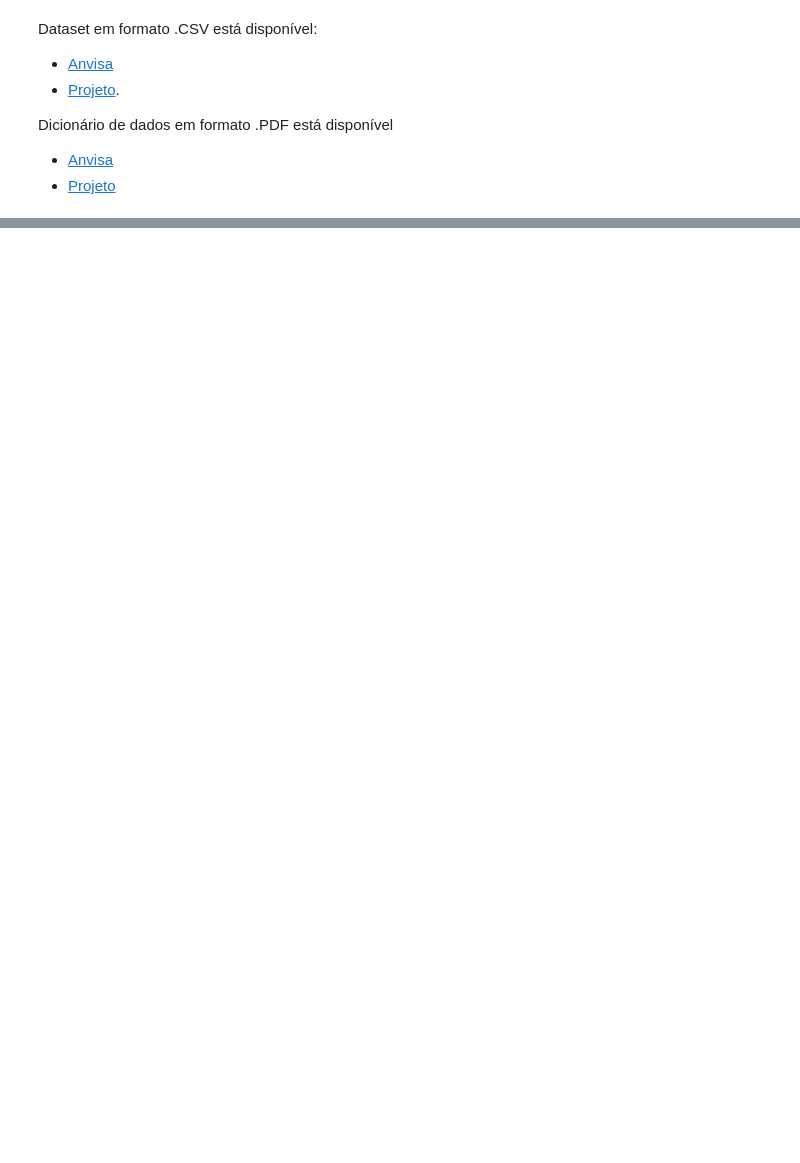
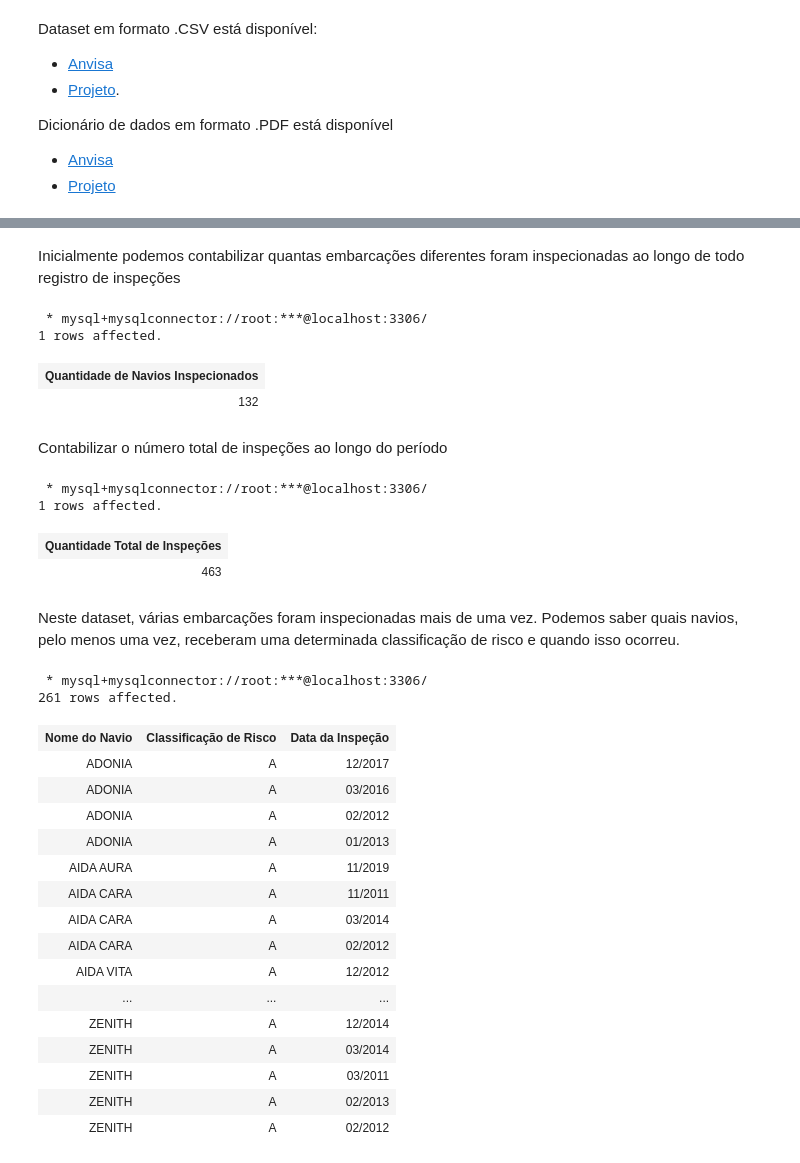
Before and after one commit to GersonBhrener/SQL-Data-Science, a Jupyter notebook: MySQL/Inspecao_Navios_Cruzeiro_Anvisa/Inspecao_Navios_Cruzeiro.ipynb, the cells around one changed output, grey strips where cells are left out. Drawn from its saved outputs; the diff is of its cells as text; code cells hidden in the pictures; blank space fills up the shorter version.

```diff
--- a/MySQL/Inspecao_Navios_Cruzeiro_Anvisa/Inspecao_Navios_Cruzeiro.ipynb
+++ b/MySQL/Inspecao_Navios_Cruzeiro_Anvisa/Inspecao_Navios_Cruzeiro.ipynb
@@ -45,0 +37,52 @@ IGNORE 1 ROWS;
+# %% [markdown]
+Inicialmente podemos contabilizar quantas embarcações diferentes foram inspecionadas ao longo de todo registro de inspeções
+# %%
+%%sql
+
+SELECT COUNT(DISTINCT nome_navio) as 'Quantidade de Navios Inspecionados'
+FROM sql_ds.tb_navios;
+# %% [output]
+ * mysql+mysqlconnector://root:***@localhost:3306/
+1 rows affected.
+| Quantidade de Navios Inspecionados |
+| 132 |
+# %% [markdown]
+Contabilizar o número total de inspeções ao longo do período
+# %%
+%%sql
+
+SELECT COUNT(*) as 'Quantidade Total de Inspeções'
+FROM sql_ds.tb_navios;
+# %% [output]
+ * mysql+mysqlconnector://root:***@localhost:3306/
+1 rows affected.
+| Quantidade Total de Inspeções |
+| 463 |
+# %% [markdown]
+Neste dataset, várias embarcações foram inspecionadas mais de uma vez. Podemos saber quais navios, pelo menos uma vez, receberam uma determinada classificação de risco e quando isso ocorreu.
+# %%
+%%sql
+
+SELECT DISTINCT nome_navio as 'Nome do Navio', classificacao_risco as 'Classificação de Risco', mes_ano as 'Data da Inspeção'
+FROM sql_ds.tb_navios
+WHERE classificacao_risco = 'A' # Pode trocar por qualquer classificação de A a D
+ORDER BY nome_navio ASC, mes_ano DESC;
+# %% [output]
+ * mysql+mysqlconnector://root:***@localhost:3306/
+261 rows affected.
+| Nome do Navio | Classificação de Risco | Data da Inspeção |
+| ADONIA | A | 12/2017 |
+| ADONIA | A | 03/2016 |
+| ADONIA | A | 02/2012 |
+| ADONIA | A | 01/2013 |
+| AIDA AURA | A | 11/2019 |
+| AIDA CARA | A | 11/2011 |
+| AIDA CARA | A | 03/2014 |
+| AIDA CARA | A | 02/2012 |
+| AIDA VITA | A | 12/2012 |
+| ... | ... | ... |
+| ZENITH | A | 12/2014 |
+| ZENITH | A | 03/2014 |
+| ZENITH | A | 03/2011 |
+| ZENITH | A | 02/2013 |
+| ZENITH | A | 02/2012 |
```
Also changed, not shown: parts of 17 cells of this notebook.
